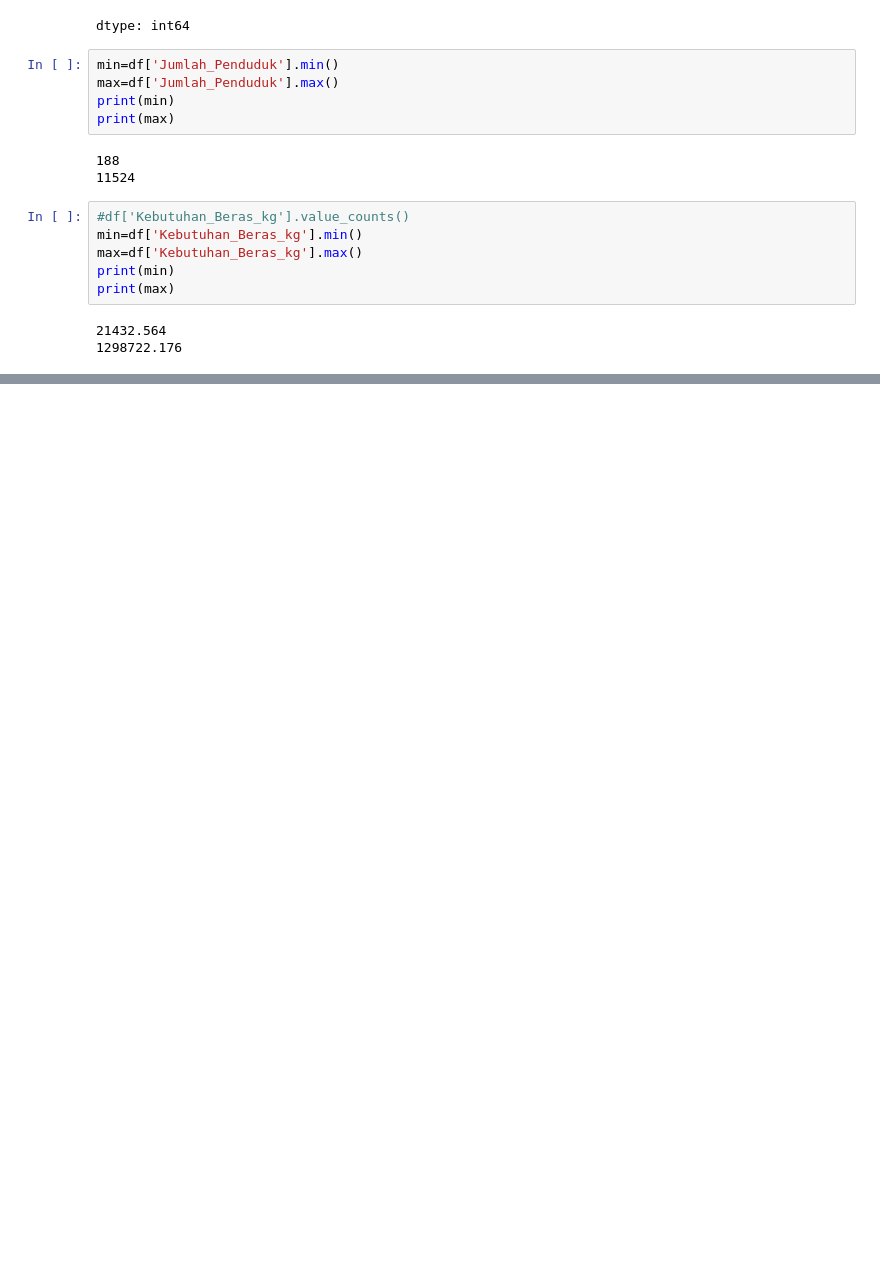
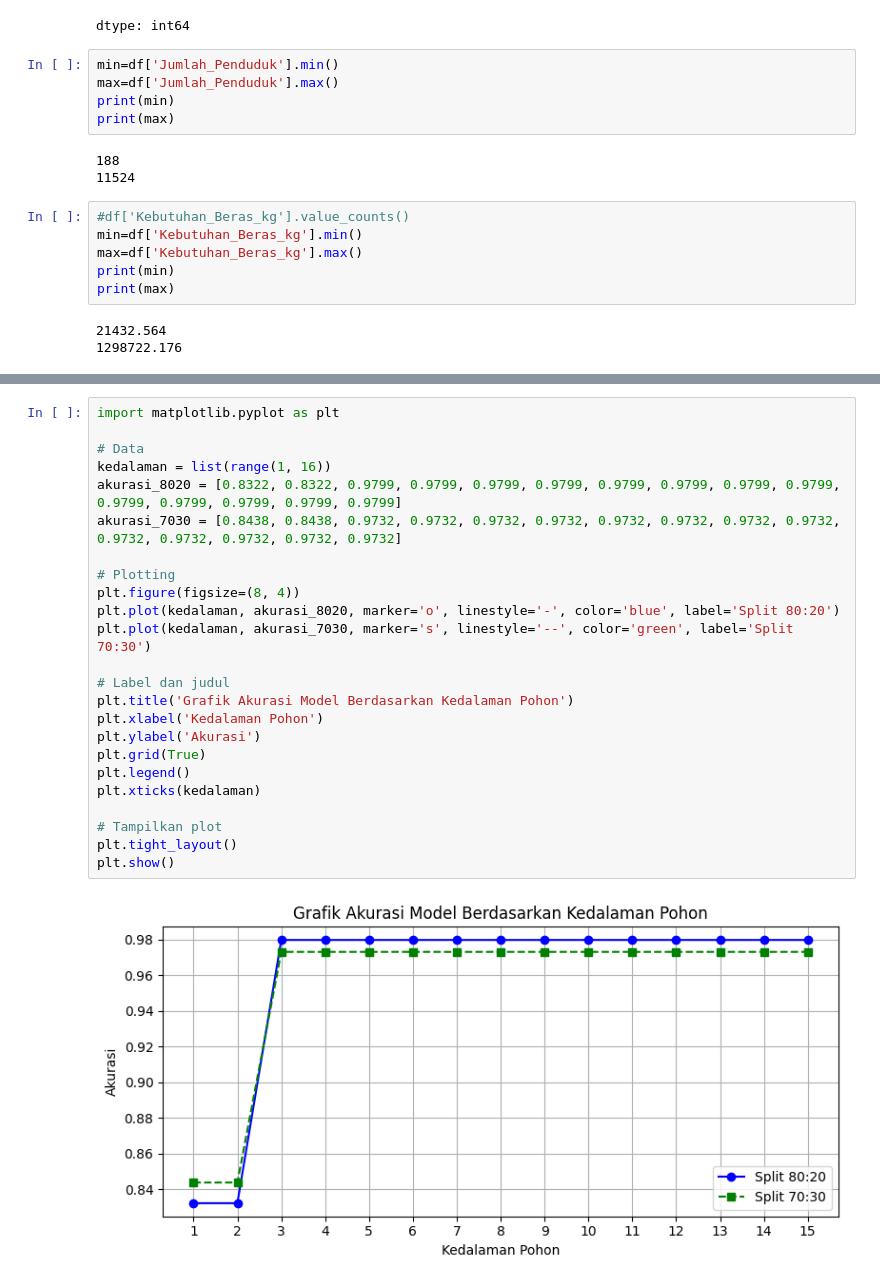
Before and after one commit to asrianda/jurnal, a Jupyter notebook: program_Diana.ipynb, the cells around one changed output, grey strips where cells are left out. Saved outputs shown, nothing was run; the diff lists cells and outputs as text; blank space fills up the shorter version.

```diff
--- a/program_Diana.ipynb
+++ b/program_Diana.ipynb
@@ -174,0 +547,26 @@ files.download('dataset_beras.xlsx')
+# %%
+import matplotlib.pyplot as plt
+
+# Data
+kedalaman = list(range(1, 16))
+akurasi_8020 = [0.8322, 0.8322, 0.9799, 0.9799, 0.9799, 0.9799, 0.9799, 0.9799, 0.9799, 0.9799, 0.9799, 0.9799, 0.9799, 0.9799, 0.9799]
+akurasi_7030 = [0.8438, 0.8438, 0.9732, 0.9732, 0.9732, 0.9732, 0.9732, 0.9732, 0.9732, 0.9732, 0.9732, 0.9732, 0.9732, 0.9732, 0.9732]
+
+# Plotting
+plt.figure(figsize=(8, 4))
+plt.plot(kedalaman, akurasi_8020, marker='o', linestyle='-', color='blue', label='Split 80:20')
+plt.plot(kedalaman, akurasi_7030, marker='s', linestyle='--', color='green', label='Split 70:30')
+
+# Label dan judul
+plt.title('Grafik Akurasi Model Berdasarkan Kedalaman Pohon')
+plt.xlabel('Kedalaman Pohon')
+plt.ylabel('Akurasi')
+plt.grid(True)
+plt.legend()
+plt.xticks(kedalaman)
+
+# Tampilkan plot
+plt.tight_layout()
+plt.show()
+# %% [output]
+[figure, added]
```
Also changed, not shown: parts of 15 cells of this notebook.
